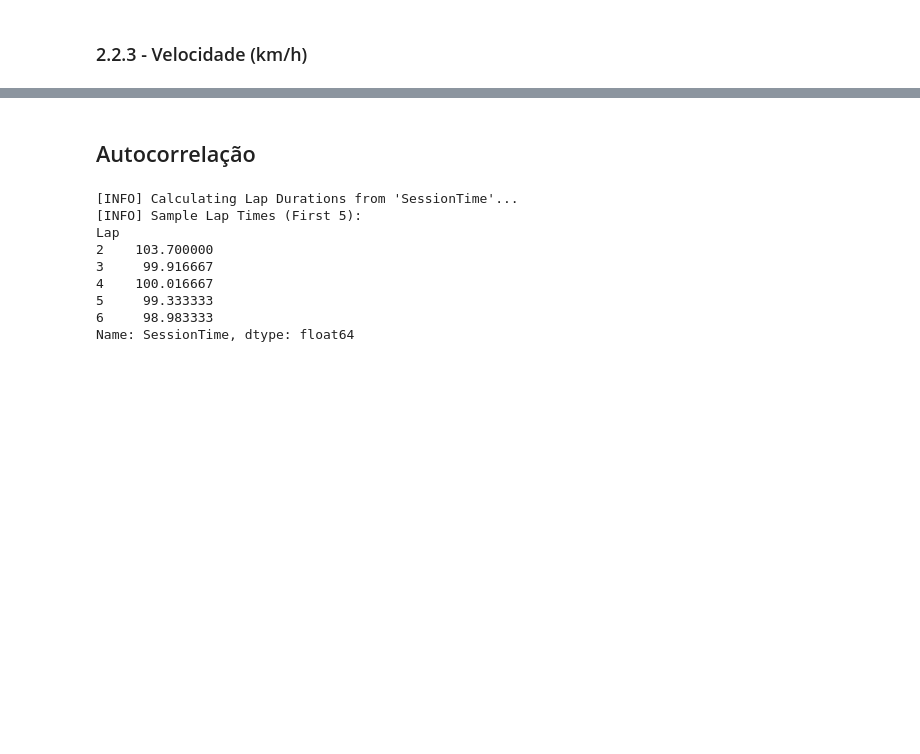
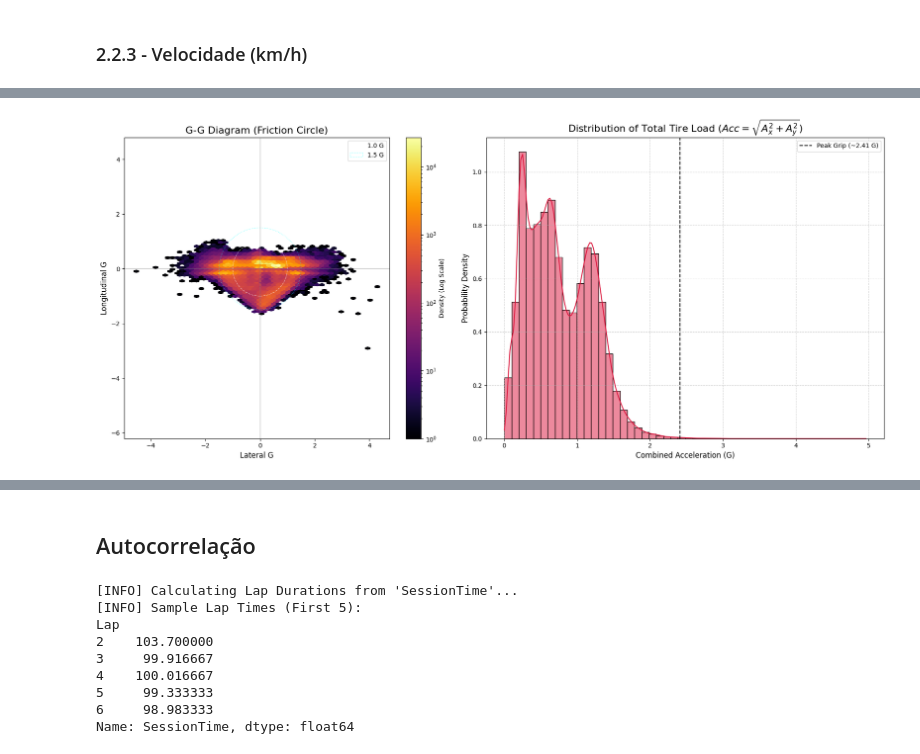
Before and after one commit to TomazFilgueira/PPGEEC2317---SISTEMAS-PROBABIL-STICOS, a Jupyter notebook: processos_estocasticos/simracing_processos_estocasticos.ipynb, the cells around one changed output, grey strips where cells are left out. Saved outputs shown, nothing was run; the diff lists cells and outputs as text; code cells hidden in the pictures; blank space fills up the shorter version.

Commit message:
created total acceleration

```diff
--- a/processos_estocasticos/simracing_processos_estocasticos.ipynb
+++ b/processos_estocasticos/simracing_processos_estocasticos.ipynb
@@ -107,12 +107,30 @@ def basic_clean_and_units(df: pd.DataFrame) -> pd.DataFrame:
     df.replace([np.inf, -np.inf], np.nan, inplace=True)
     df.dropna(inplace=True)
 
+    #1. Unit Conversions
     if "Speed_KPH" not in df.columns and "Speed" in df.columns:
         df["Speed_KPH"] = df["Speed"] * 3.6
     if "Throttle_Pct" not in df.columns and "Throttle" in df.columns:
         df["Throttle_Pct"] = df["Throttle"] * 100.0
     if "Brake_Pct" not in df.columns and "Brake" in df.columns:
         df["Brake_Pct"] = df["Brake"] * 100.0
+
+
+    # 2. Acceleration Vector & G-Force Standardization
+    if "LatAccel" in df.columns and "LongAccel" in df.columns:
+        # Check units: If values are high (> 4.0), assume m/s² and convert to G
+        # 4.0 is a safe threshold (Formula 1 peaks around 5-6G, road cars < 1.5G)
+        max_reading = max(df["LatAccel"].abs().max(), df["LongAccel"].abs().max())
+        scale_factor = 9.81 if max_reading > 4.0 else 1.0
+
+        # Create explicit G-Force columns
+        df["LatAccel_G"] = df["LatAccel"] / scale_factor
+        df["LongAccel_G"] = df["LongAccel"] / scale_factor
+
+        # Calculate Magnitude (Vector Sum)
+        # Acc = sqrt(Ax^2 + Ay^2)
+        df["TotalAccel_G"] = np.sqrt(df["LatAccel_G"]**2 + df["LongAccel_G"]**2)
+
     return df
 
 def process_multi_session_data(file_list):
@@ -498,0 +609,4 @@ analyze_cyclostationarity(df_analysis, COL_VAR)
+# %%
+analyze_gg_dynamics(df_analysis)
+# %% [output]
+[figure, added]
```
Also changed, not shown: parts of 10 cells of this notebook.
